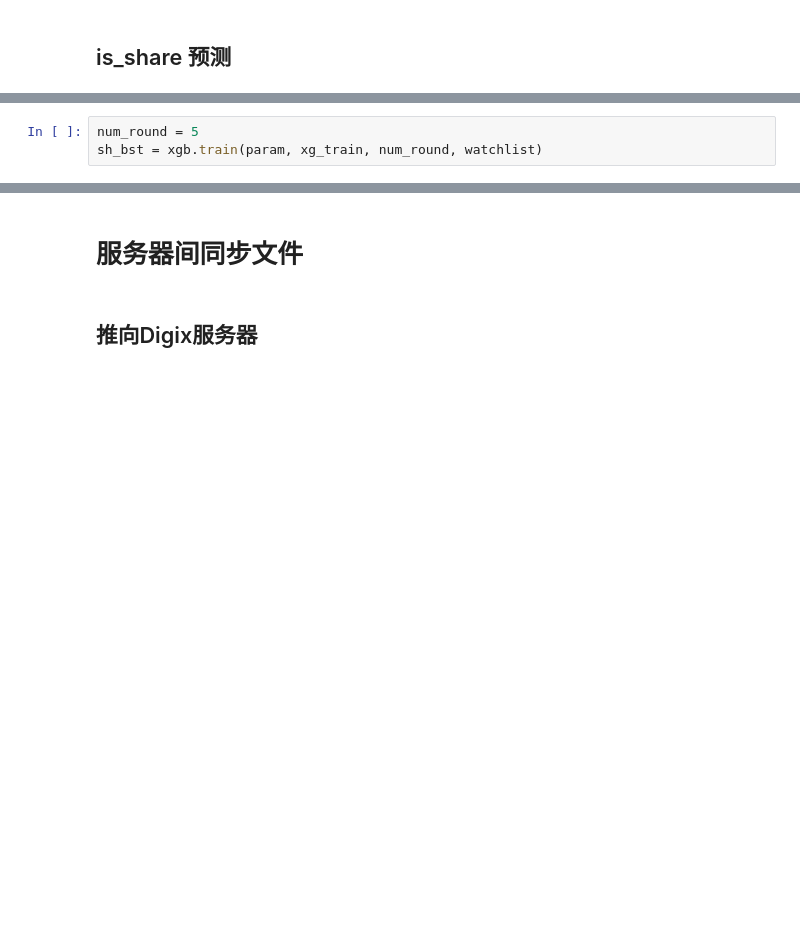
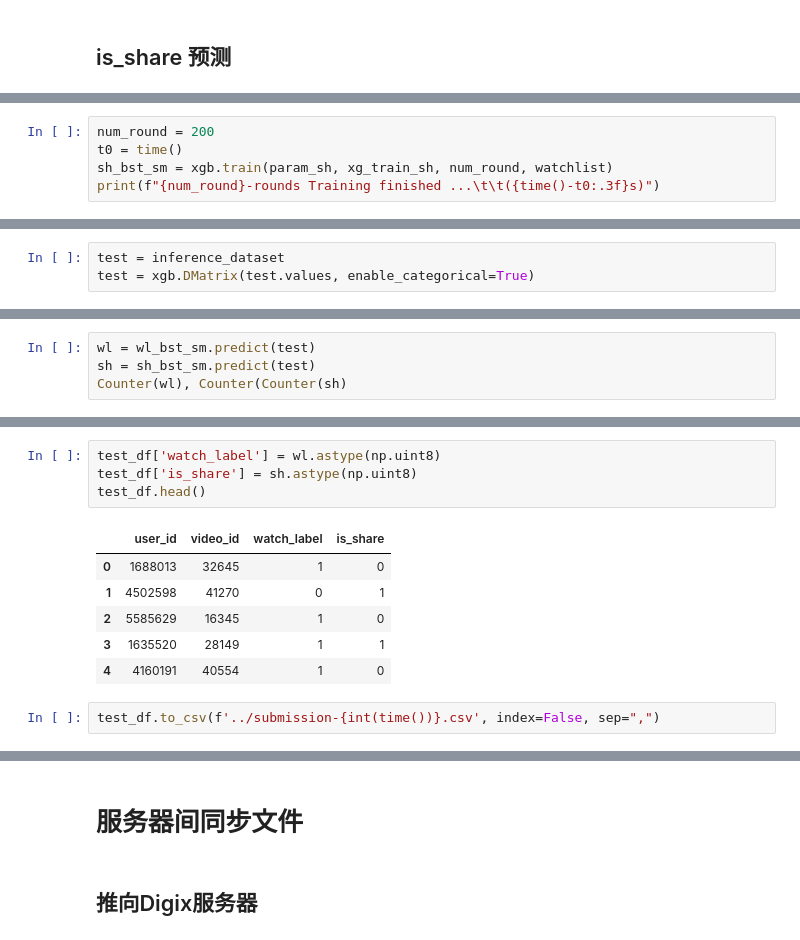
Before and after one commit to GZYZG/2021-digix-recommendation, a Jupyter notebook: Models/models.ipynb, the cells around one changed output, grey strips where cells are left out. Cells and saved outputs as stored; diff of their text form; blank space fills up the shorter version.

```diff
--- a/Models/models.ipynb
+++ b/Models/models.ipynb
@@ -308,3 +619,5 @@ watchlist = [(xg_train, 'train'), (xg_test, 'test')]
-# %%
-num_round = 5
-sh_bst = xgb.train(param, xg_train, num_round, watchlist)
+# %%
+num_round = 200
+t0 = time()
+sh_bst_sm = xgb.train(param_sh, xg_train_sh, num_round, watchlist)
+print(f"{num_round}-rounds Training finished ...\t\t({time()-t0:.3f}s)")
@@ -310,0 +719,3 @@ sh_bst = xgb.train(param, xg_train, num_round, watchlist)
+# %%
+test = inference_dataset
+test = xgb.DMatrix(test.values, enable_categorical=True)
@@ -310,0 +726,4 @@ sh_bst = xgb.train(param, xg_train, num_round, watchlist)
+# %%
+wl = wl_bst_sm.predict(test)
+sh = sh_bst_sm.predict(test)
+Counter(wl), Counter(Counter(sh)
@@ -310,0 +742,13 @@ sh_bst = xgb.train(param, xg_train, num_round, watchlist)
+# %%
+test_df['watch_label'] = wl.astype(np.uint8)
+test_df['is_share'] = sh.astype(np.uint8)
+test_df.head()
+# %% [output]
+|  | user_id | video_id | watch_label | is_share |
+| 0 | 1688013 | 32645 | 1 | 0 |
+| 1 | 4502598 | 41270 | 0 | 1 |
+| 2 | 5585629 | 16345 | 1 | 0 |
+| 3 | 1635520 | 28149 | 1 | 1 |
+| 4 | 4160191 | 40554 | 1 | 0 |
+# %%
+test_df.to_csv(f'../submission-{int(time())}.csv', index=False, sep=",")
```
Also changed, not shown: parts of 79 cells of this notebook, 4 other files.
